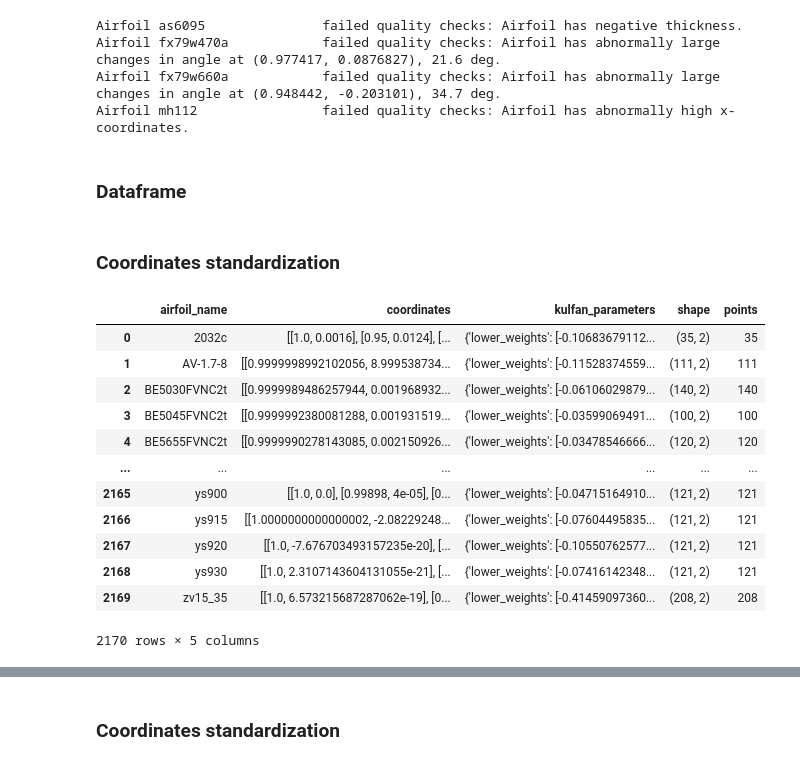
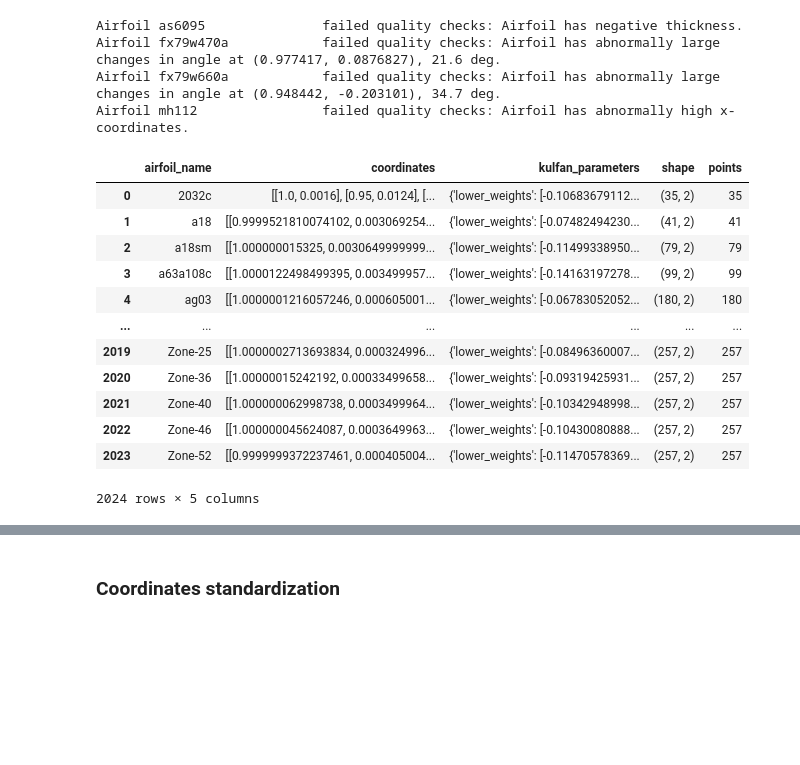
Before and after one commit to matsouto/Generative_airfoil_models, a Jupyter notebook: notebook/preprocessing/preprocessing.ipynb, the cells around one changed output, grey strips where cells are left out. Cells and saved outputs as stored; diff of their text form; code cells hidden in the pictures; blank space fills up the shorter version.

Commit message:
scaling + new plot +  outlier remotion

```diff
--- a/notebook/preprocessing/preprocessing.ipynb
+++ b/notebook/preprocessing/preprocessing.ipynb
@@ -59,47 +63,58 @@ Airfoil as6095               failed quality checks: Airfoil has negative thickne
 Airfoil fx79w470a            failed quality checks: Airfoil has abnormally large changes in angle at (0.977417, 0.0876827), 21.6 deg.
 Airfoil fx79w660a            failed quality checks: Airfoil has abnormally large changes in angle at (0.948442, -0.203101), 34.7 deg.
 Airfoil mh112                failed quality checks: Airfoil has abnormally high x-coordinates.
-# %% [markdown]
-### Dataframe
-# %% [markdown]
-### Coordinates standardization
 # %%
 from aerosandbox.geometry.airfoil.airfoil_families import get_kulfan_parameters
+
+LW_CAP = 8.0
+UW_CAP = 8.0
+THICKNESS_CAP = 0.01
+LE_CAP = 2
 
 def build_dataset(airfoils_database: list):
   airfoils_data = []
 
   for airfoil in airfoils_database:
     try:
       parameters = get_kulfan_parameters(
           coordinates=airfoil.coordinates,
           n_weights_per_side=12,
           normalize_coordinates=False,
           use_leading_edge_modification=False,
       )
+
+      # Remove outliers
+      _lw = parameters["lower_weights"]
+      _uw = parameters["upper_weights"]
+      _te = parameters["TE_thickness"]
+      _le = parameters["leading_edge_weight"]
+      if any(_lw > LW_CAP) or any(_uw > UW_CAP) or (_te > THICKNESS_CAP) or (-1 * LE_CAP > _le or _le > LE_CAP):
+        continue
+
       airfoils_data.append([airfoil.name, airfoil.coordinates, parameters])
     except:
-      airfoils_data.append([airfoil.name, airfoil.coordinates, None])
+      # airfoils_data.append([airfoil.name, airfoil.coordinates, None])
+      pass
 
   airfoil_dataset = pd.DataFrame(airfoils_data, columns=["airfoil_name", "coordinates", "kulfan_parameters"])
   airfoil_dataset["shape"] = airfoil_dataset.coordinates.apply(lambda coords: coords.shape)
   airfoil_dataset["points"] = airfoil_dataset["shape"].apply(lambda shape: shape[0])
 
   return airfoil_dataset
 
 airfoil_dataset = build_dataset(quality_airfoil_database)
 display(airfoil_dataset)
 # %% [output]
 |  | airfoil_name | coordinates | kulfan_parameters | shape | points |
 | 0 | 2032c | [[1.0, 0.0016], [0.95, 0.0124], [... | {'lower_weights': [-0.10683679112... | (35, 2) | 35 |
-| 1 | AV-1.7-8 | [[0.9999998992102056, 8.999538734... | {'lower_weights': [-0.11528374559... | (111, 2) | 111 |
-| 2 | BE5030FVNC2t | [[0.9999989486257944, 0.001968932... | {'lower_weights': [-0.06106029879... | (140, 2) | 140 |
-| 3 | BE5045FVNC2t | [[0.9999992380081288, 0.001931519... | {'lower_weights': [-0.03599069491... | (100, 2) | 100 |
-| 4 | BE5655FVNC2t | [[0.9999990278143085, 0.002150926... | {'lower_weights': [-0.03478546666... | (120, 2) | 120 |
+| 1 | a18 | [[0.9999521810074102, 0.003069254... | {'lower_weights': [-0.07482494230... | (41, 2) | 41 |
+| 2 | a18sm | [[1.000000015325, 0.0030649999999... | {'lower_weights': [-0.11499338950... | (79, 2) | 79 |
+| 3 | a63a108c | [[1.0000122498499395, 0.003499957... | {'lower_weights': [-0.14163197278... | (99, 2) | 99 |
+| 4 | ag03 | [[1.0000001216057246, 0.000605001... | {'lower_weights': [-0.06783052052... | (180, 2) | 180 |
 | ... | ... | ... | ... | ... | ... |
-| 2165 | ys900 | [[1.0, 0.0], [0.99898, 4e-05], [0... | {'lower_weights': [-0.04715164910... | (121, 2) | 121 |
-| 2166 | ys915 | [[1.0000000000000002, -2.08229248... | {'lower_weights': [-0.07604495835... | (121, 2) | 121 |
-| 2167 | ys920 | [[1.0, -7.676703493157235e-20], [... | {'lower_weights': [-0.10550762577... | (121, 2) | 121 |
-| 2168 | ys930 | [[1.0, 2.3107143604131055e-21], [... | {'lower_weights': [-0.07416142348... | (121, 2) | 121 |
-| 2169 | zv15_35 | [[1.0, 6.573215687287062e-19], [0... | {'lower_weights': [-0.41459097360... | (208, 2) | 208 |
+| 2019 | Zone-25 | [[1.0000002713693834, 0.000324996... | {'lower_weights': [-0.08496360007... | (257, 2) | 257 |
+| 2020 | Zone-36 | [[1.00000015242192, 0.00033499658... | {'lower_weights': [-0.09319425931... | (257, 2) | 257 |
+| 2021 | Zone-40 | [[1.000000062998738, 0.0003499964... | {'lower_weights': [-0.10342948998... | (257, 2) | 257 |
+| 2022 | Zone-46 | [[1.000000045624087, 0.0003649963... | {'lower_weights': [-0.10430080888... | (257, 2) | 257 |
+| 2023 | Zone-52 | [[0.9999999372237461, 0.000405004... | {'lower_weights': [-0.11470578369... | (257, 2) | 257 |
-2170 rows × 5 columns
+2024 rows × 5 columns
```
Also changed, not shown: parts of 8 cells of this notebook, 6 other files.
